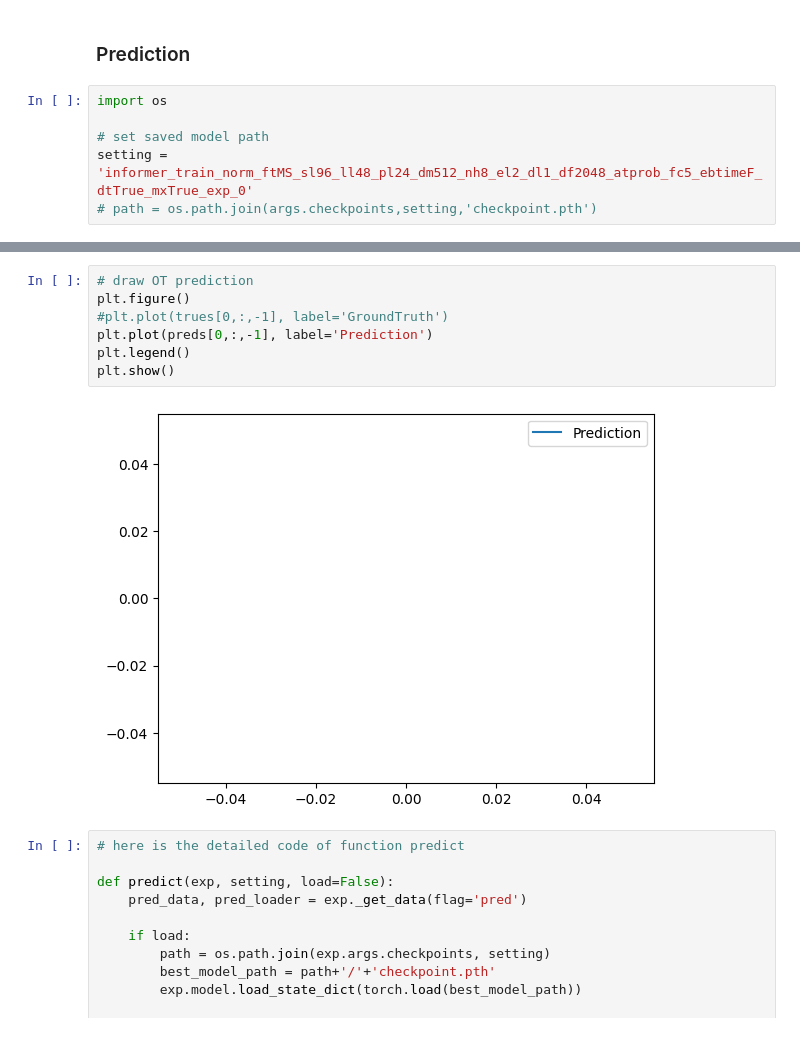
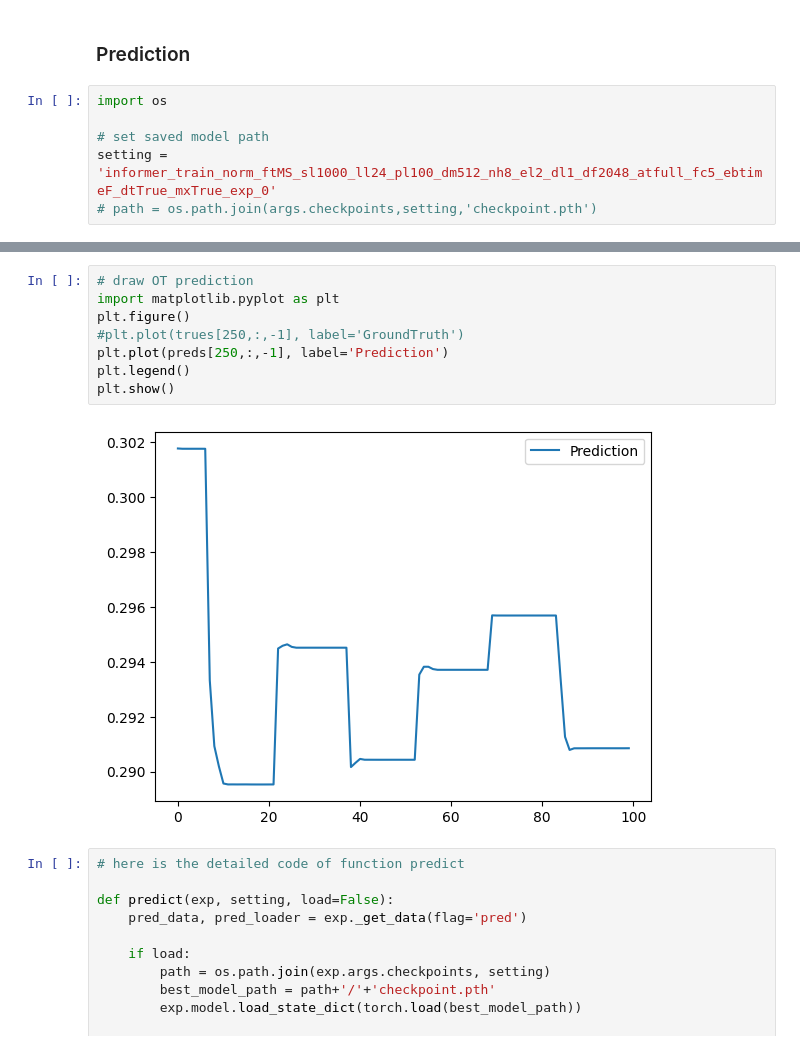
Before and after one commit to ezelanza/Transformers-for-latency-prediction, a Jupyter notebook: main.ipynb, the cells around one changed output, grey strips where cells are left out. Drawn from its saved outputs; the diff is of its cells as text.

```diff
--- a/main.ipynb
+++ b/main.ipynb
@@ -972,7 +1037,7 @@ KeyboardInterrupt:
 import os
 
 # set saved model path
-setting = 'informer_train_norm_ftMS_sl96_ll48_pl24_dm512_nh8_el2_dl1_df2048_atprob_fc5_ebtimeF_dtTrue_mxTrue_exp_0'
+setting = 'informer_train_norm_ftMS_sl1000_ll24_pl100_dm512_nh8_el2_dl1_df2048_atfull_fc5_ebtimeF_dtTrue_mxTrue_exp_0'
 # path = os.path.join(args.checkpoints,setting,'checkpoint.pth')
 # %%
 # If you already have a trained model, you can set the arguments and model path, then initialize a Experiment and use it to predict
@@ -1004,13 +1086,14 @@ array([nan, nan, nan, nan, nan, nan, nan, nan, nan, nan, nan, nan, nan,
       dtype=float32)
 # %%
 # draw OT prediction
+import matplotlib.pyplot as plt
 plt.figure()
-#plt.plot(trues[0,:,-1], label='GroundTruth')
-plt.plot(preds[0,:,-1], label='Prediction')
+#plt.plot(trues[250,:,-1], label='GroundTruth')
+plt.plot(preds[250,:,-1], label='Prediction')
 plt.legend()
 plt.show()
 # %% [output]
-[figure, old version]
+[figure, new version]
 # %%
 # here is the detailed code of function predict
 
```
Also changed, not shown: parts of 30 cells of this notebook, 23 other files.
